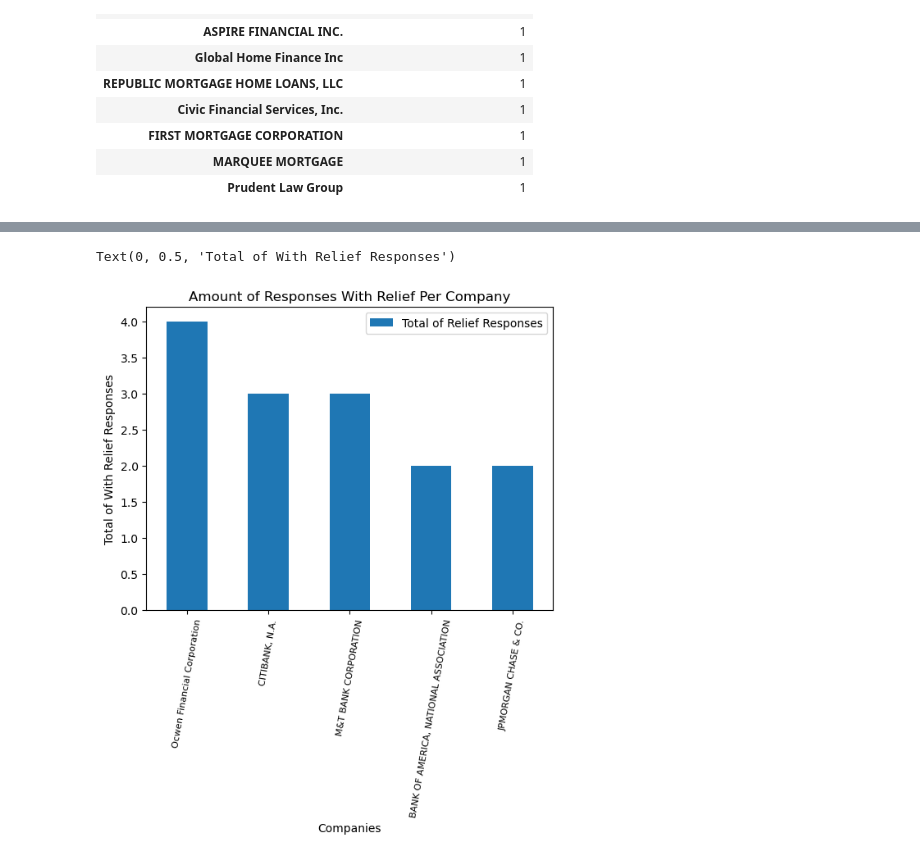
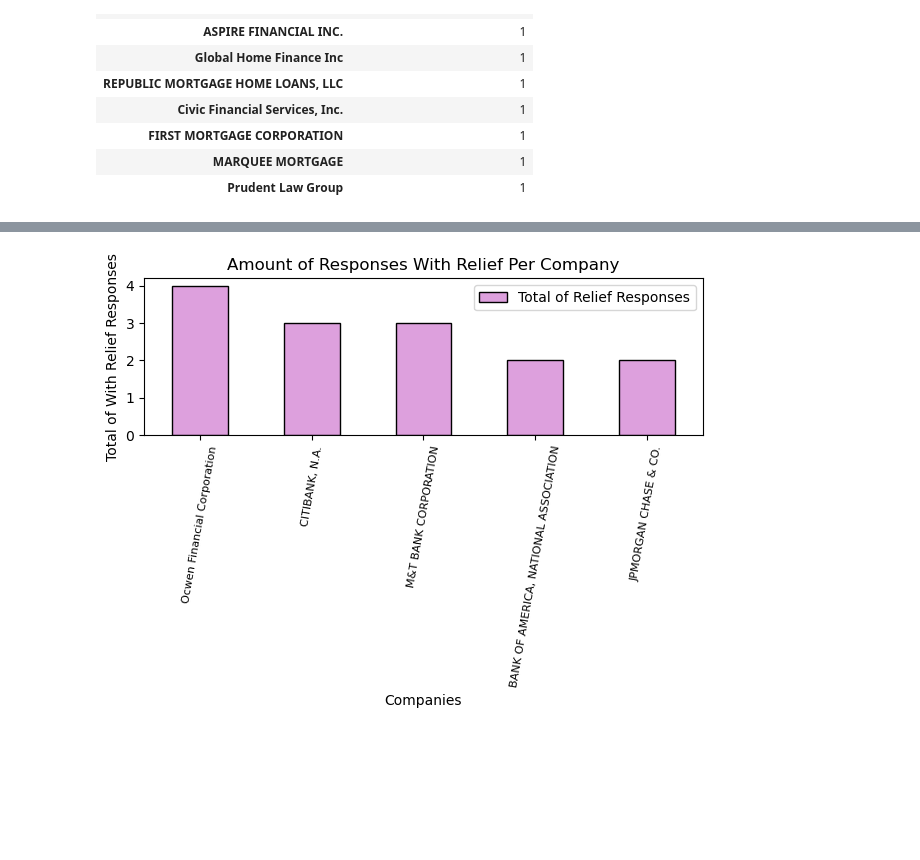
Before and after one commit to carlosvalenciano/Customer-Complaints, a Jupyter notebook: customercomplaints.ipynb, the cells around one changed output, grey strips where cells are left out. Saved outputs shown, nothing was run; the diff lists cells and outputs as text; code cells hidden in the pictures; blank space fills up the shorter version.

```diff
--- a/customercomplaints.ipynb
+++ b/customercomplaints.ipynb
@@ -230,10 +231,11 @@ Text(0, 0.5, 'Total of Untimely Responses')
 # %%
-relief_top_df.plot.bar()
+relief_top_df.plot.bar(color='plum',edgecolor='black')
 plt.title('Amount of Responses With Relief Per Company')
 plt.xticks(rotation=80, horizontalalignment="center", fontsize=8)
 plt.xlabel('Companies')
 plt.ylabel('Total of With Relief Responses')
+plt.tight_layout()
+plt.savefig('Images/with_relief.png')
 # %% [output]
-Text(0, 0.5, 'Total of With Relief Responses')
-[figure, old version]
+[figure, new version]
 # %%
```
Also changed, not shown: parts of 6 cells of this notebook, 7 other files.
